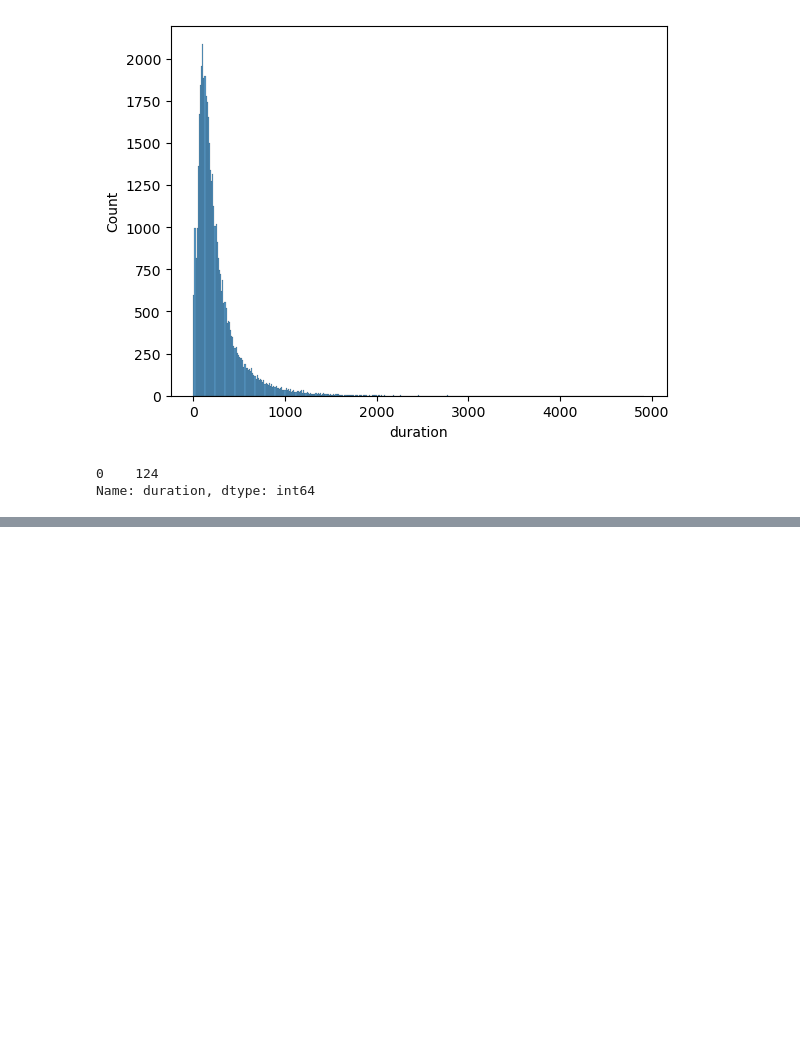
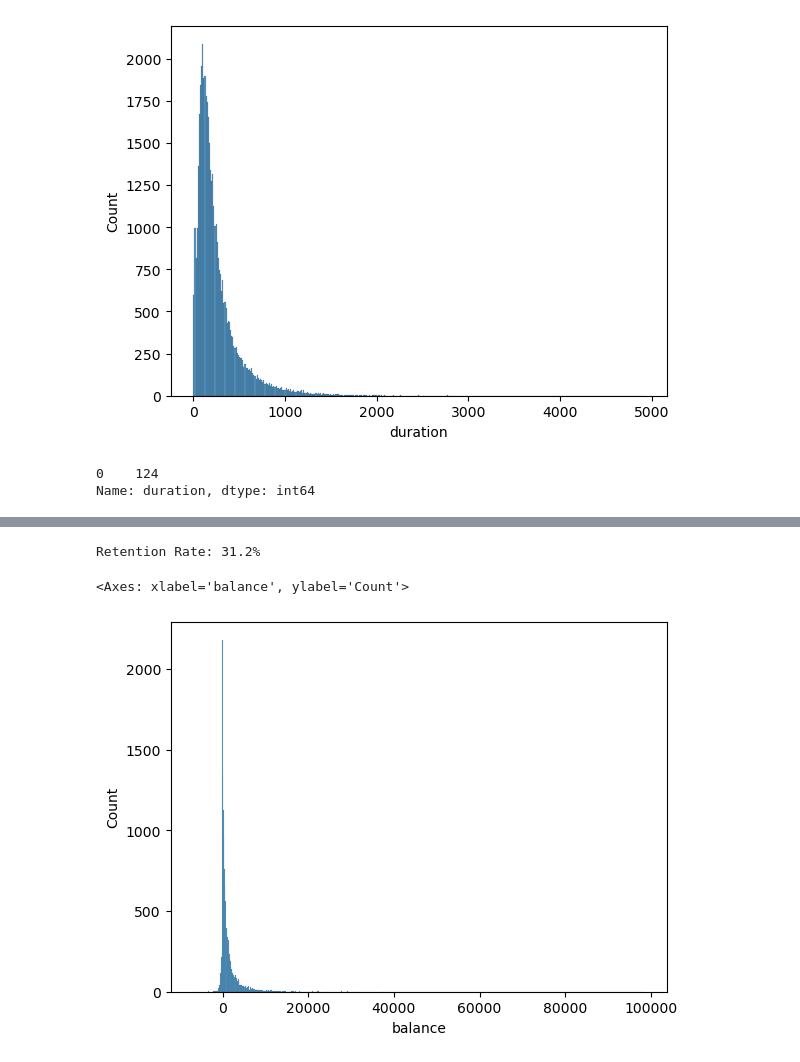
Before and after one commit to lucas-ben/mba-business-analytics, a Jupyter notebook: courses/machine-learning/Assignment 1/Bank Marketing Data/assignment_workbook.ipynb, the cells around one changed output, grey strips where cells are left out. Drawn from its saved outputs; the diff is of its cells as text; code cells hidden in the pictures; blank space fills up the shorter version.

```diff
--- a/courses/machine-learning/Assignment 1/Bank Marketing Data/assignment_workbook.ipynb
+++ b/courses/machine-learning/Assignment 1/Bank Marketing Data/assignment_workbook.ipynb
@@ -326,0 +340,17 @@ Name: duration, dtype: int64
+# %%
+age_filter = df_train['age'] >= 35
+job_filter = ~df_train['job'].isin(['unknown', 'unemployed', 'student', 'retired'])
+education_filter = ~df_train['education'].isin(['unknown', 'primary'])
+duration_filter = df_train['duration'] >= 120
+
+combined_filter = age_filter & job_filter & education_filter & duration_filter
+df_filtered_train = df_train[combined_filter].copy()
+
+print(f"Retention Rate: {len(df_filtered_train)/len(df_train)*100:.1f}%") # only about 1/3 of the training set remains after all filters are applied
+# %% [output]
+Retention Rate: 31.2%
+# %%
+sns.histplot(df_filtered_train['balance'])
+# %% [output]
+<Axes: xlabel='balance', ylabel='Count'>
+[figure, added]
```
Also changed, not shown: parts of 13 cells of this notebook.
